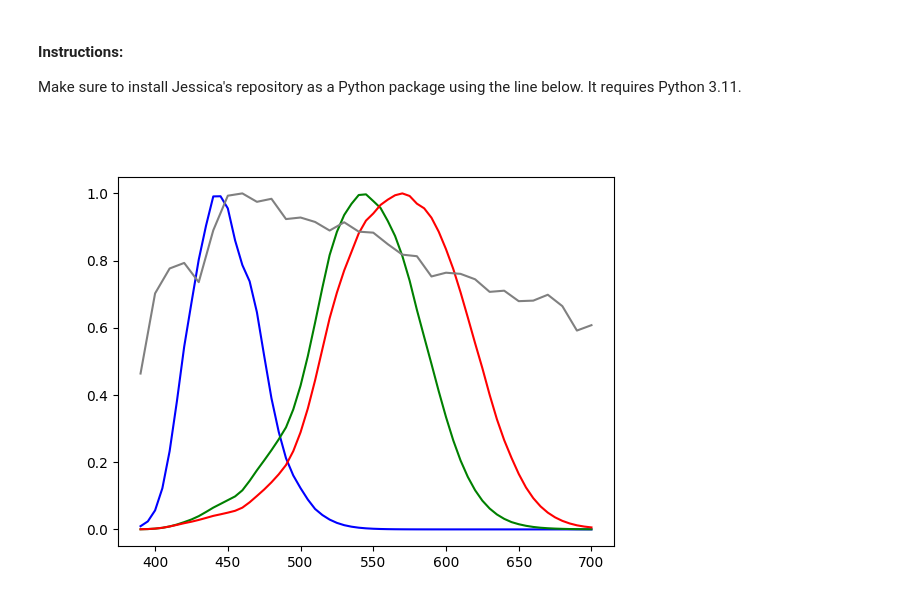
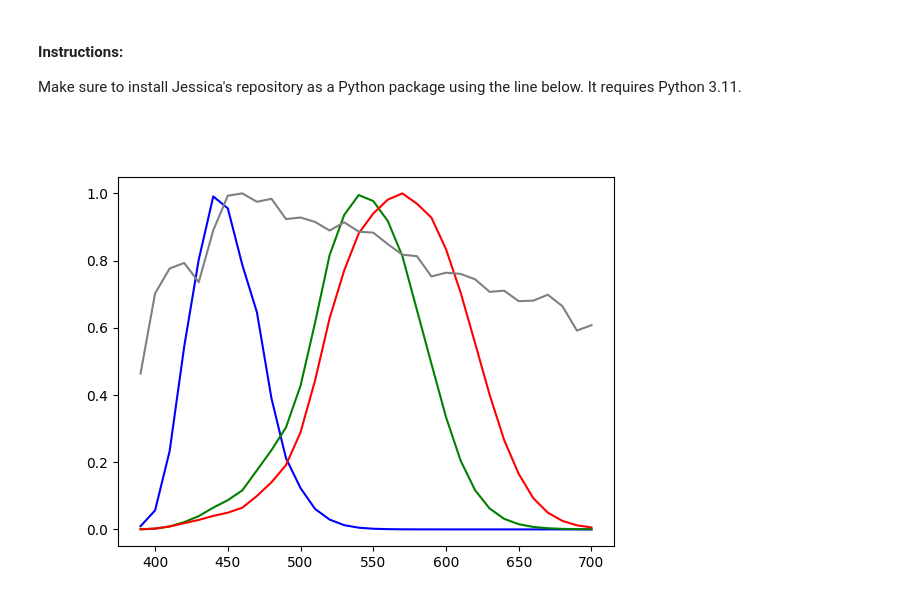
Before and after one commit to Zackoon/ObjectColorSolidRenderer, a Jupyter notebook: theory/object_color_solid.ipynb, the cells around one changed output. Saved outputs shown, nothing was run; the diff lists cells and outputs as text; code cells hidden in the pictures.

```diff
--- a/theory/object_color_solid.ipynb
+++ b/theory/object_color_solid.ipynb
@@ -16,21 +16,22 @@ import matplotlib.pyplot as plt
 from mpl_toolkits.mplot3d.art3d import Poly3DCollection
 from tqdm import tqdm
 %matplotlib widget
-# %%
-# Cone responses of a typical trichromat.
-wavelengths = np.arange(390, 701, 5)
-n = len(wavelengths)
-standard_trichromat = Observer.trichromat(wavelengths)
-illuminant = Illuminant.get("D65").interpolate_values(wavelengths)
-
-standard_trichromat.sensors[0].plot(color="blue")
-standard_trichromat.sensors[1].plot(color="green")
-standard_trichromat.sensors[2].plot(color="red")
-illuminant.plot(color="gray")
-
-plt.show()
-# %% [output]
-[figure, removed]
+# %%
+# Cone responses of a typical trichromat.
+fig, ax = plt.subplots()
+wavelengths = np.arange(390, 701, 10)
+n = len(wavelengths)
+standard_trichromat = Observer.trichromat(wavelengths)
+illuminant = Illuminant.get("D65").interpolate_values(wavelengths)
+
+standard_trichromat.sensors[0].plot(color="blue")
+standard_trichromat.sensors[1].plot(color="green")
+standard_trichromat.sensors[2].plot(color="red")
+illuminant.plot(color="gray")
+
+plt.show()
+# %% [output]
+[figure, added]
 # %%
 # Each point has an indicator reflectance function where R = 1 at a single wavelength and 0 elsewhere.
 # These points can be thought of as vectors which form a (linearly dependent) basis.
```
Also changed, not shown: parts of 2 cells of this notebook, 1 other file.
